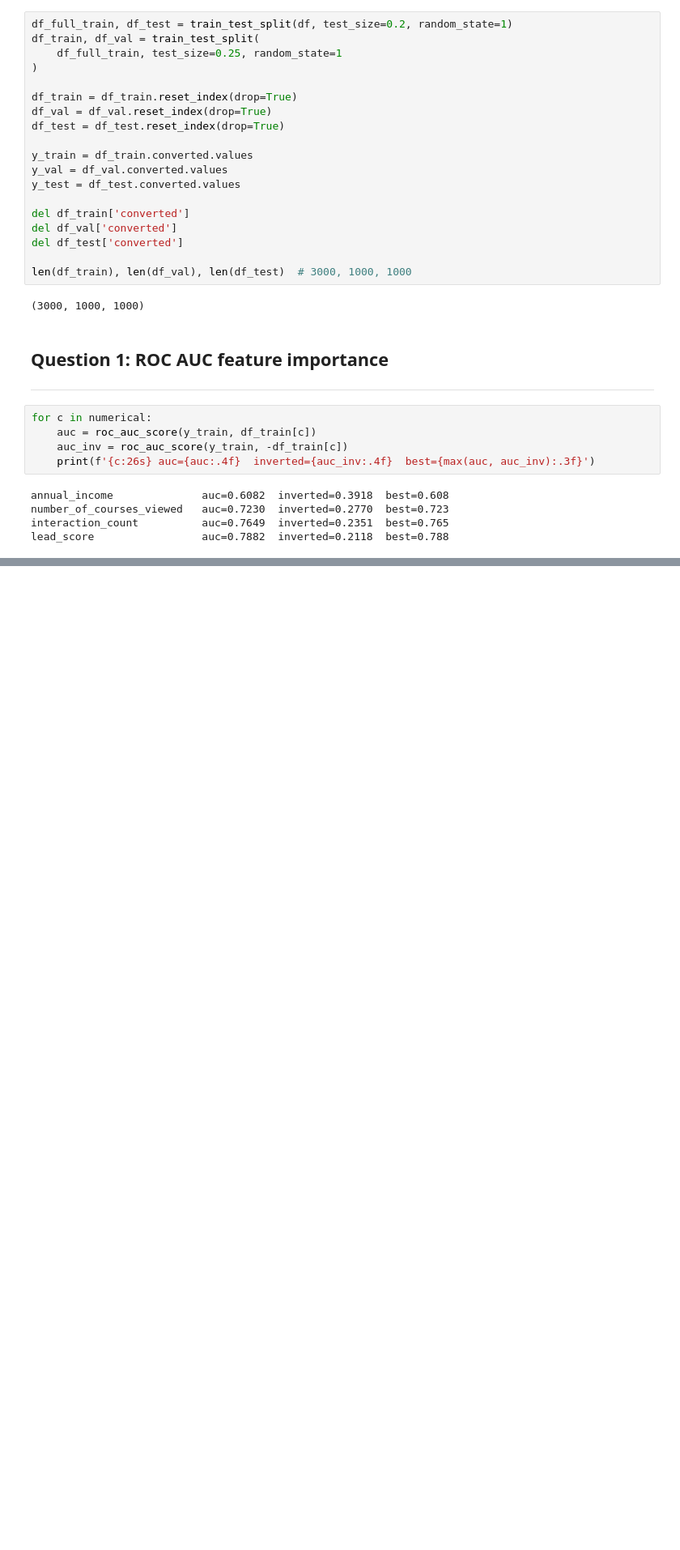
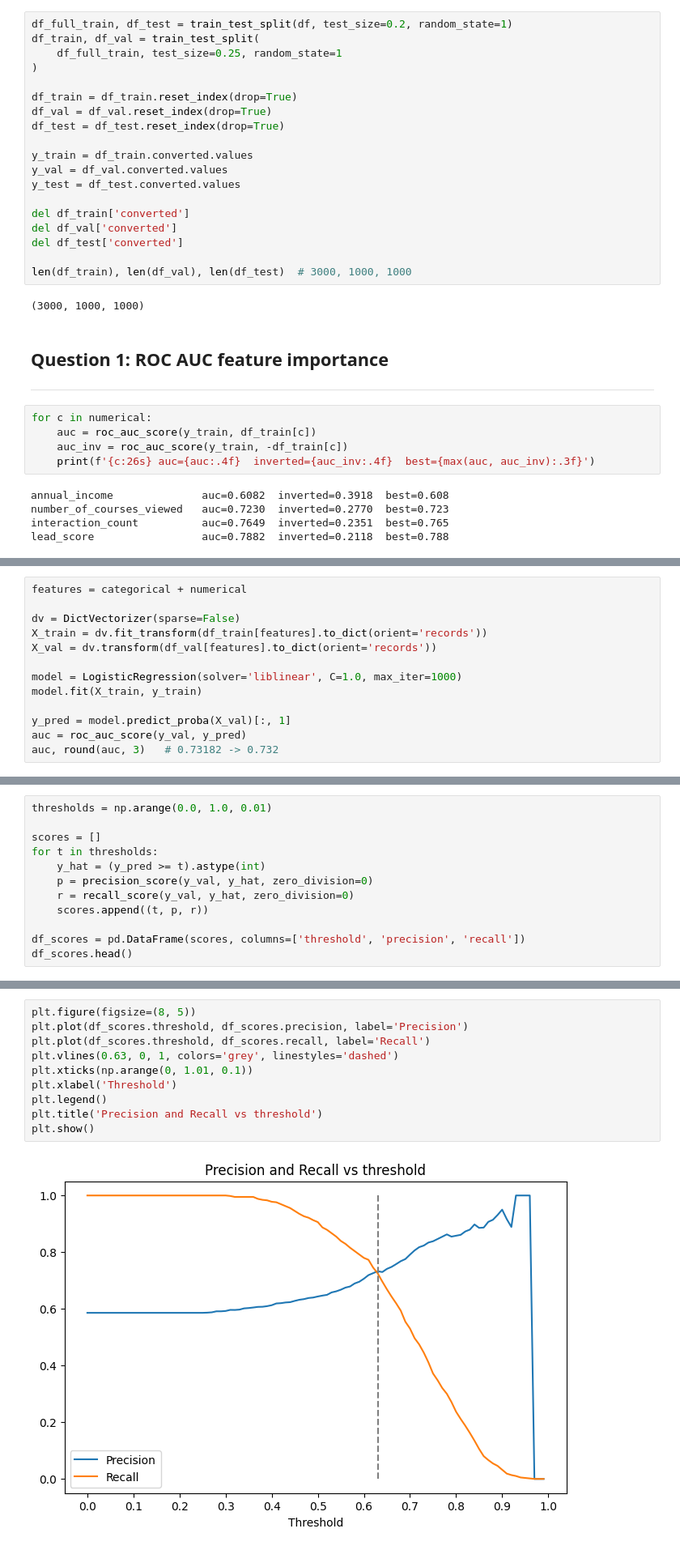
Before and after one commit to fjrNr/ml-zoomcamp, a Jupyter notebook: 04/notebook.ipynb, the cells around one changed output, grey strips where cells are left out. Shown at 81% size. Drawn from its saved outputs; the diff is of its cells as text; blank space fills up the shorter version.

```diff
--- a/04/notebook.ipynb
+++ b/04/notebook.ipynb
@@ -92,0 +101,13 @@ lead_score                 auc=0.7882  inverted=0.2118  best=0.788
+# %%
+features = categorical + numerical
+
+dv = DictVectorizer(sparse=False)
+X_train = dv.fit_transform(df_train[features].to_dict(orient='records'))
+X_val = dv.transform(df_val[features].to_dict(orient='records'))
+
+model = LogisticRegression(solver='liblinear', C=1.0, max_iter=1000)
+model.fit(X_train, y_train)
+
+y_pred = model.predict_proba(X_val)[:, 1]
+auc = roc_auc_score(y_val, y_pred)
+auc, round(auc, 3)   # 0.73182 -> 0.732
@@ -92,0 +120,12 @@ lead_score                 auc=0.7882  inverted=0.2118  best=0.788
+# %%
+thresholds = np.arange(0.0, 1.0, 0.01)
+
+scores = []
+for t in thresholds:
+    y_hat = (y_pred >= t).astype(int)
+    p = precision_score(y_val, y_hat, zero_division=0)
+    r = recall_score(y_val, y_hat, zero_division=0)
+    scores.append((t, p, r))
+
+df_scores = pd.DataFrame(scores, columns=['threshold', 'precision', 'recall'])
+df_scores.head()
@@ -92,0 +139,12 @@ lead_score                 auc=0.7882  inverted=0.2118  best=0.788
+# %%
+plt.figure(figsize=(8, 5))
+plt.plot(df_scores.threshold, df_scores.precision, label='Precision')
+plt.plot(df_scores.threshold, df_scores.recall, label='Recall')
+plt.vlines(0.63, 0, 1, colors='grey', linestyles='dashed')
+plt.xticks(np.arange(0, 1.01, 0.1))
+plt.xlabel('Threshold')
+plt.legend()
+plt.title('Precision and Recall vs threshold')
+plt.show()
+# %% [output]
+[figure, added]
```
Also changed, not shown: parts of 6 cells of this notebook.
